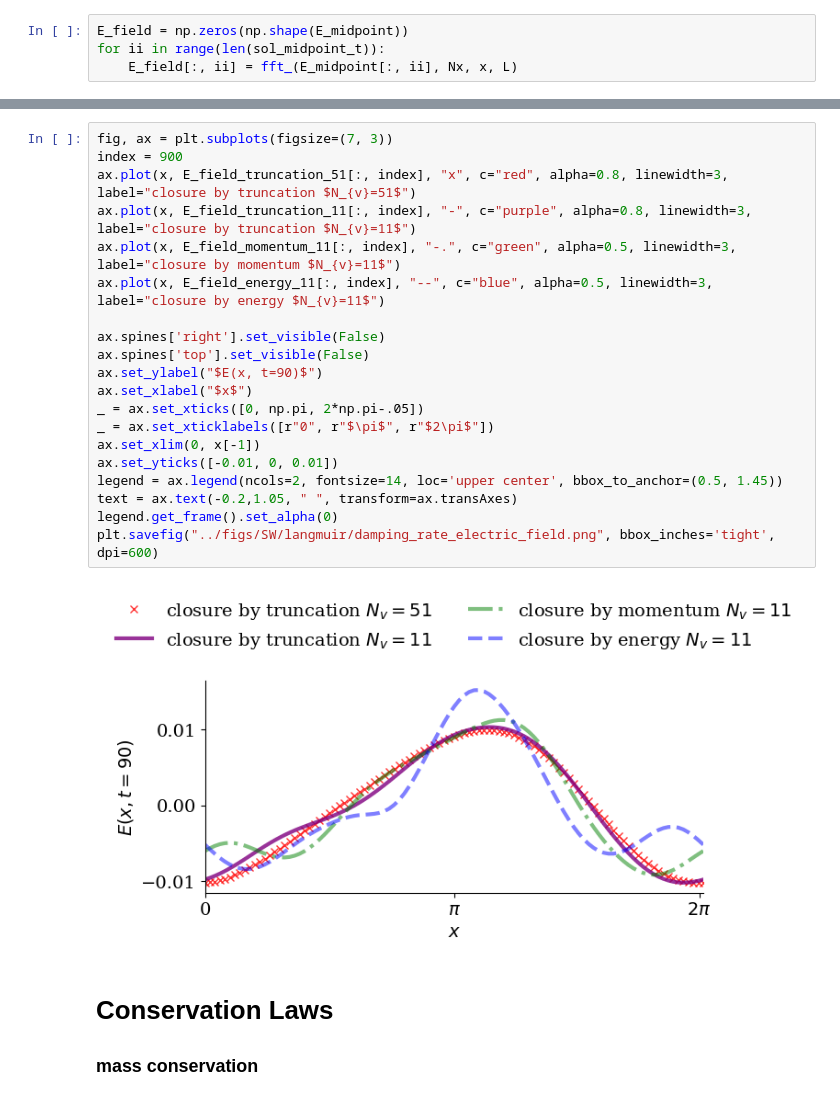
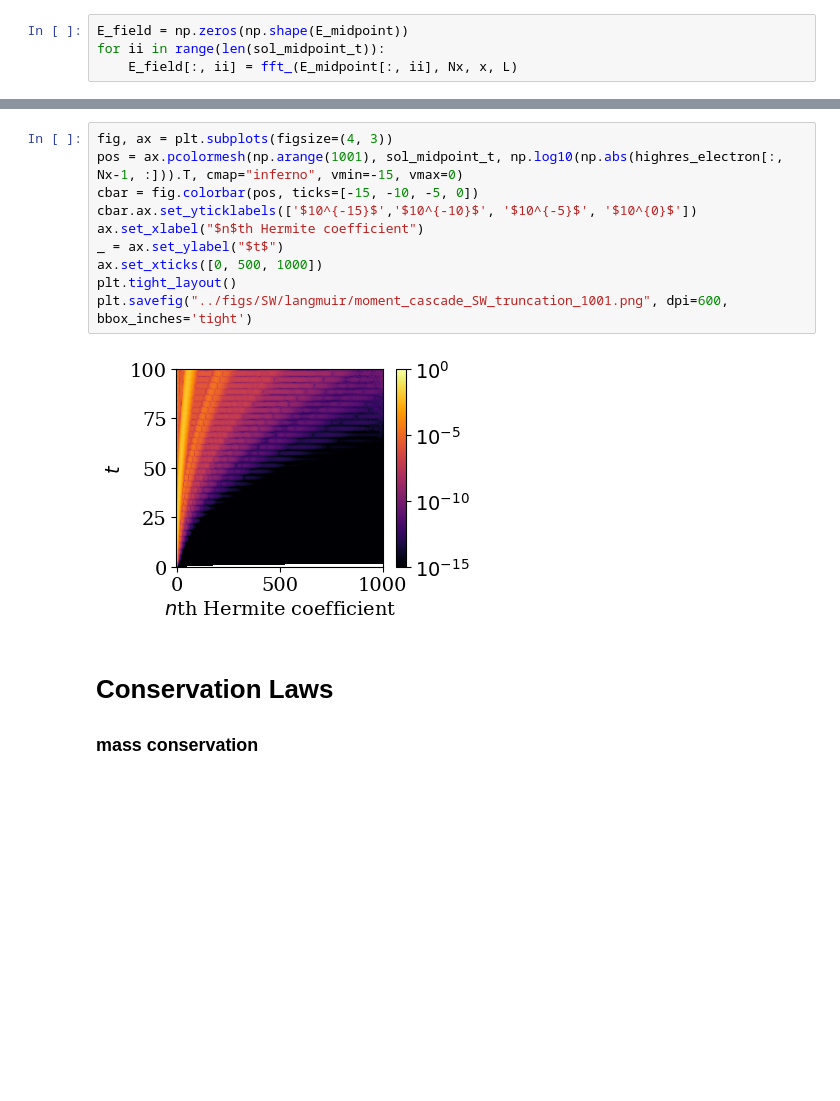
Before and after one commit to opaliss/SW-Conservative-Closure, a Jupyter notebook: SW/Langmuir wave SW.ipynb, the cells around one changed output, grey strips where cells are left out. Saved outputs shown, nothing was run; the diff lists cells and outputs as text; blank space fills up the shorter version.

```diff
--- a/SW/Langmuir wave SW.ipynb
+++ b/SW/Langmuir wave SW.ipynb
@@ -204,25 +172,15 @@ E_field_energy_11 = np.load("../data/SW/langmuir/E_field_energy_11.npy")
-# %%
-fig, ax = plt.subplots(figsize=(7, 3))
-index = 900
-ax.plot(x, E_field_truncation_51[:, index], "x", c="red", alpha=0.8, linewidth=3, label="closure by truncation $N_{v}=51$")
-ax.plot(x, E_field_truncation_11[:, index], "-", c="purple", alpha=0.8, linewidth=3, label="closure by truncation $N_{v}=11$")
-ax.plot(x, E_field_momentum_11[:, index], "-.", c="green", alpha=0.5, linewidth=3, label="closure by momentum $N_{v}=11$")
-ax.plot(x, E_field_energy_11[:, index], "--", c="blue", alpha=0.5, linewidth=3, label="closure by energy $N_{v}=11$")
-
-ax.spines['right'].set_visible(False)
-ax.spines['top'].set_visible(False)
-ax.set_ylabel("$E(x, t=90)$")
-ax.set_xlabel("$x$")
-_ = ax.set_xticks([0, np.pi, 2*np.pi-.05])
-_ = ax.set_xticklabels([r"0", r"$\pi$", r"$2\pi$"])
-ax.set_xlim(0, x[-1])
-ax.set_yticks([-0.01, 0, 0.01])
-legend = ax.legend(ncols=2, fontsize=14, loc='upper center', bbox_to_anchor=(0.5, 1.45))
-text = ax.text(-0.2,1.05, " ", transform=ax.transAxes)
-legend.get_frame().set_alpha(0)
-plt.savefig("../figs/SW/langmuir/damping_rate_electric_field.png", bbox_inches='tight', dpi=600)
-# %% [output]
-[figure, removed]
+# %%
+fig, ax = plt.subplots(figsize=(4, 3))
+pos = ax.pcolormesh(np.arange(1001), sol_midpoint_t, np.log10(np.abs(highres_electron[:, Nx-1, :])).T, cmap="inferno", vmin=-15, vmax=0)
+cbar = fig.colorbar(pos, ticks=[-15, -10, -5, 0])
+cbar.ax.set_yticklabels(['$10^{-15}$','$10^{-10}$', '$10^{-5}$', '$10^{0}$'])
+ax.set_xlabel("$n$th Hermite coefficient")
+_ = ax.set_ylabel("$t$")
+ax.set_xticks([0, 500, 1000])
+plt.tight_layout()
+plt.savefig("../figs/SW/langmuir/moment_cascade_SW_truncation_1001.png", dpi=600, bbox_inches='tight')
+# %% [output]
+[figure, added]
 # %% [markdown]
 # Conservation Laws
 
```
Also changed, not shown: parts of 22 cells of this notebook, 3 other files.
